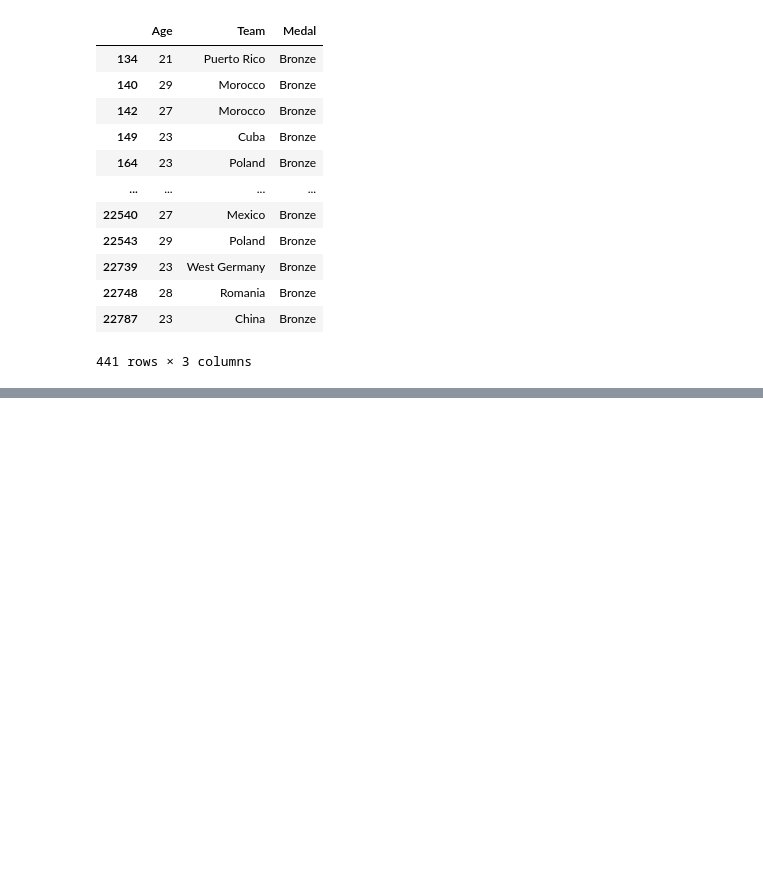
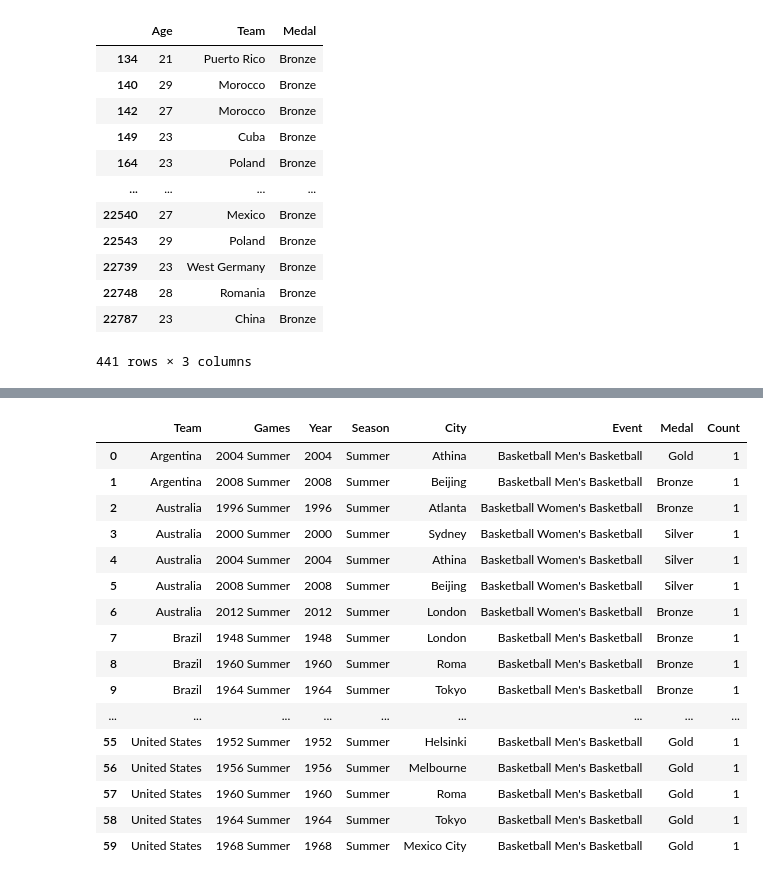
Before and after one commit to Andreas-Svensson/Databehandling-Project, a Jupyter notebook: upp_2.ipynb, the cells around one changed output, grey strips where cells are left out. Saved outputs shown, nothing was run; the diff lists cells and outputs as text; code cells hidden in the pictures; blank space fills up the shorter version.

```diff
--- a/upp_2.ipynb
+++ b/upp_2.ipynb
@@ -288,0 +372,8 @@ fig.show()
+# %%
+# replace all nan values in height and weight with the mean
+df_basketball["Height"].fillna(df_basketball["Height"].mean(), inplace=True)
+df_basketball["Weight"].fillna(df_basketball["Weight"].mean(), inplace=True)
+
+# convert height and weight to int
+df_basketball["Height"] = df_basketball["Height"].astype(int)
+df_basketball["Weight"] = df_basketball["Weight"].astype(int)
@@ -288,0 +402,32 @@ fig.show()
+# %%
+# we are getting 281 gold medels for the US team, while the men won 16 gold medals and the women won 9
+# so the total should be 25
+
+# canada had 9 players
+df_basketball[df_basketball["Team"] == "Canada"]
+
+# remove all columns, except Team, Games, Year, Season, City, Event, Medal
+df_basketball = df_basketball[["Team", "Games", "Year", "Season", "City", "Event", "Medal"]]
+df_basketball
+
+# join similar teams, with similar games, year, season, city, event and medal type
+df_basketball = df_basketball.groupby(["Team", "Games", "Year", "Season", "City", "Event", "Medal"]).size().reset_index(name="Count")
+df_basketball.head(60)
+# %% [output]
+|  | Team | Games | Year | Season | City | Event | Medal | Count |
+| 0 | Argentina | 2004 Summer | 2004 | Summer | Athina | Basketball Men's Basketball | Gold | 1 |
+| 1 | Argentina | 2008 Summer | 2008 | Summer | Beijing | Basketball Men's Basketball | Bronze | 1 |
+| 2 | Australia | 1996 Summer | 1996 | Summer | Atlanta | Basketball Women's Basketball | Bronze | 1 |
+| 3 | Australia | 2000 Summer | 2000 | Summer | Sydney | Basketball Women's Basketball | Silver | 1 |
+| 4 | Australia | 2004 Summer | 2004 | Summer | Athina | Basketball Women's Basketball | Silver | 1 |
+| 5 | Australia | 2008 Summer | 2008 | Summer | Beijing | Basketball Women's Basketball | Silver | 1 |
+| 6 | Australia | 2012 Summer | 2012 | Summer | London | Basketball Women's Basketball | Bronze | 1 |
+| 7 | Brazil | 1948 Summer | 1948 | Summer | London | Basketball Men's Basketball | Bronze | 1 |
+| 8 | Brazil | 1960 Summer | 1960 | Summer | Roma | Basketball Men's Basketball | Bronze | 1 |
+| 9 | Brazil | 1964 Summer | 1964 | Summer | Tokyo | Basketball Men's Basketball | Bronze | 1 |
+| ... | ... | ... | ... | ... | ... | ... | ... | ... |
+| 55 | United States | 1952 Summer | 1952 | Summer | Helsinki | Basketball Men's Basketball | Gold | 1 |
+| 56 | United States | 1956 Summer | 1956 | Summer | Melbourne | Basketball Men's Basketball | Gold | 1 |
+| 57 | United States | 1960 Summer | 1960 | Summer | Roma | Basketball Men's Basketball | Gold | 1 |
+| 58 | United States | 1964 Summer | 1964 | Summer | Tokyo | Basketball Men's Basketball | Gold | 1 |
+| 59 | United States | 1968 Summer | 1968 | Summer | Mexico City | Basketball Men's Basketball | Gold | 1 |
```
Also changed, not shown: parts of 9 cells of this notebook.
